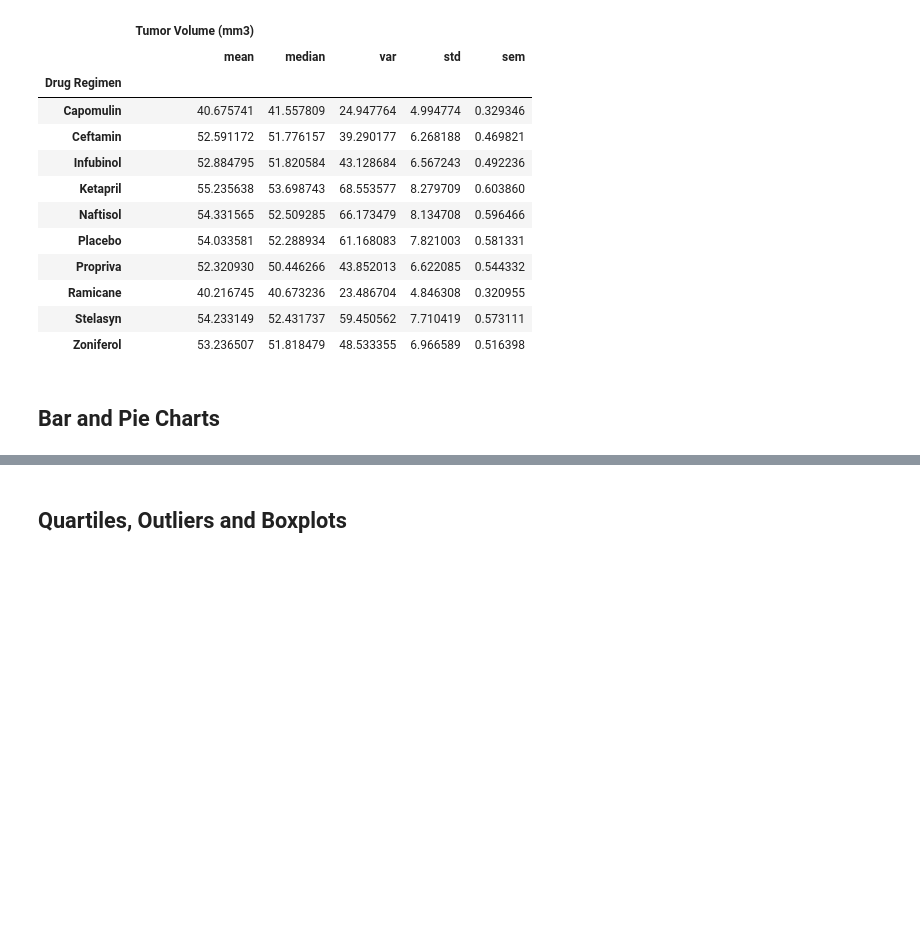
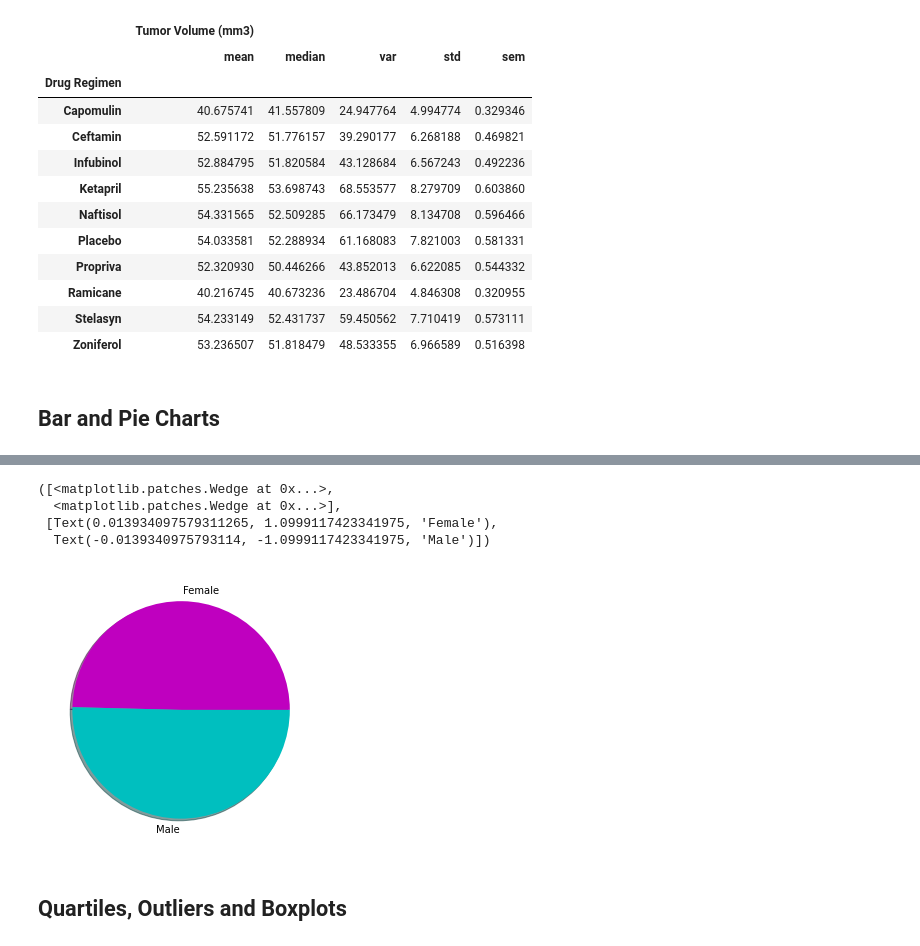
Before and after one commit to ande3674/matplotlib-challenge, a Jupyter notebook: pymaceuticals_starter.ipynb, the cells around one changed output, grey strips where cells are left out. Cells and saved outputs as stored; diff of their text form; code cells hidden in the pictures; blank space fills up the shorter version.

```diff
--- a/pymaceuticals_starter.ipynb
+++ b/pymaceuticals_starter.ipynb
@@ -213,7 +222,18 @@ plt.show()
 # %%
 # Use Pyplot to generate a pie plot showing the distribution of female versus male mice
 
 ##  Note: this plot will be identical to the one that uses Pandas
+
+#plt.pie()
+plt_pie_x_values = mouse_sexes_series.values.tolist()
+plt_pie_labels = mouse_sexes_series.index.tolist()
+plt.pie(plt_pie_x_values, labels=plt_pie_labels, colors=['m','c'], shadow=True)
+# %% [output]
+([<matplotlib.patches.Wedge at 0x...>,
+  <matplotlib.patches.Wedge at 0x...>],
+ [Text(0.013934097579311265, 1.0999117423341975, 'Female'),
+  Text(-0.0139340975793114, -1.0999117423341975, 'Male')])
+[figure, added]
 # %% [markdown]
 ## Quartiles, Outliers and Boxplots
 # %%
```
Also changed, not shown: parts of 3 cells of this notebook.
